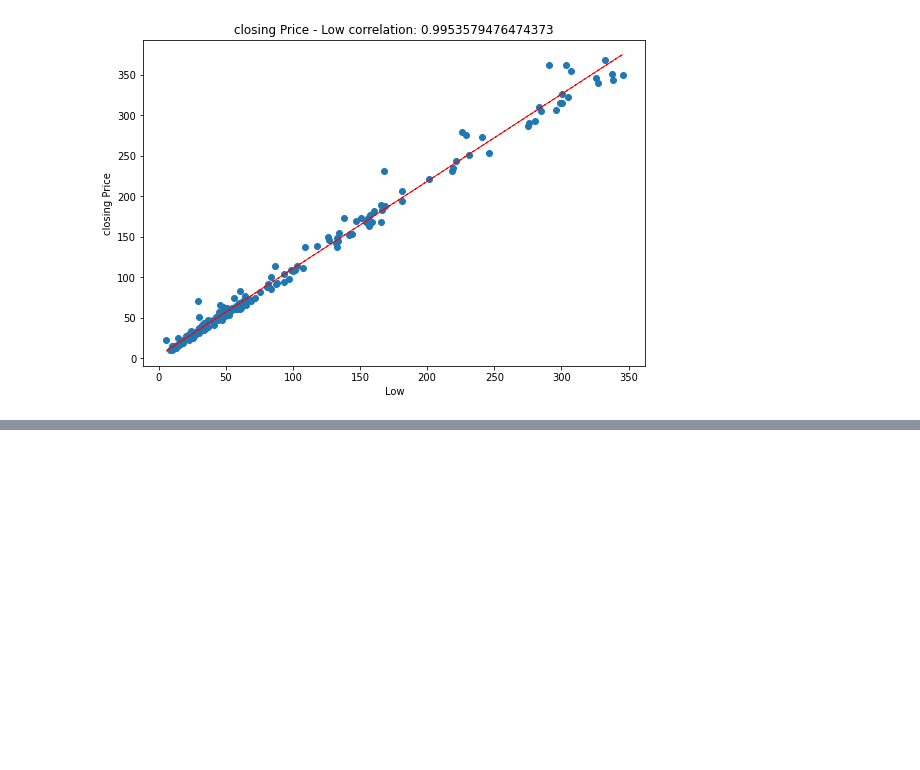
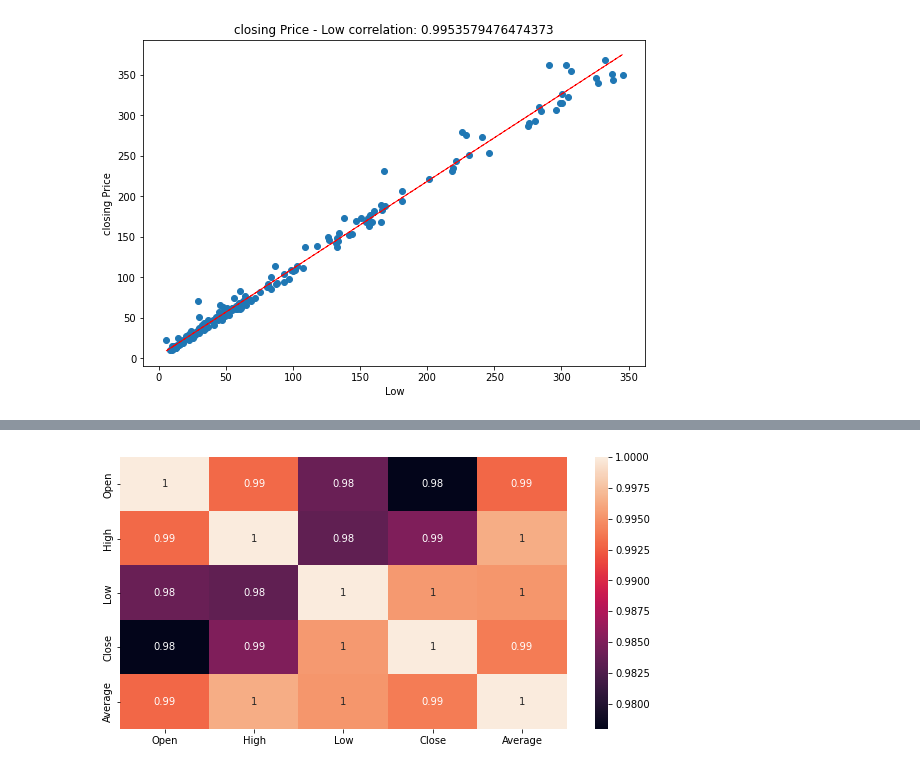
Before and after one commit to Zeeshan2012/Yes_Bank_Stock_Price_Project, a Jupyter notebook: Yes_Bank_Share_Price_Prediction.ipynb, the cells around one changed output, grey strips where cells are left out. Saved outputs shown, nothing was run; the diff lists cells and outputs as text; code cells hidden in the pictures; blank space fills up the shorter version.

```diff
--- a/Yes_Bank_Share_Price_Prediction.ipynb
+++ b/Yes_Bank_Share_Price_Prediction.ipynb
@@ -170,0 +175,8 @@ plt.show()
+# %%
+#adding Average , Month and Year Column in our dataset
+
+df['Average'] = (df['Low'] + df['High'])/2
+df['Month'] = df['Date'].apply(lambda y :y.strftime('%B'))
+df['Year'] = df['Date'].apply(lambda y :y.strftime('%Y'))
+# %%
+df.drop('Date', axis = 1,inplace=True)
@@ -170,0 +192,6 @@ plt.show()
+# %%
+plt.figure(figsize=(10,5))
+sns.heatmap(df.corr(),annot = True)
+plt.show()
+# %% [output]
+[figure, added]
```
Also changed, not shown: parts of 51 cells of this notebook.
